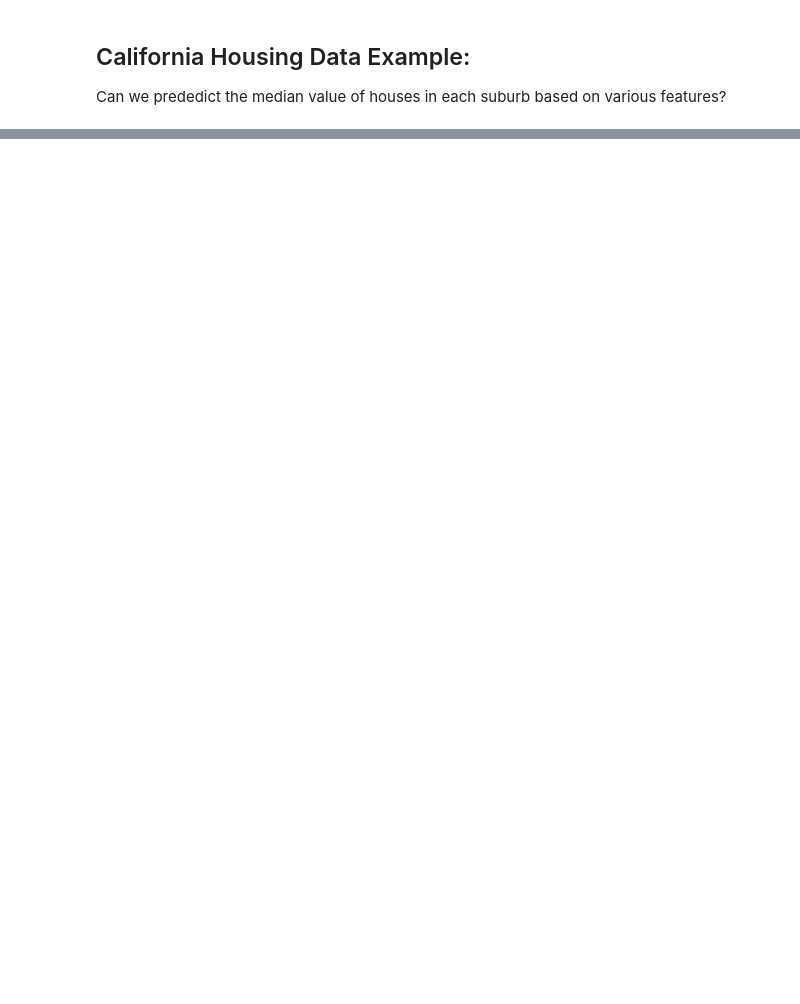
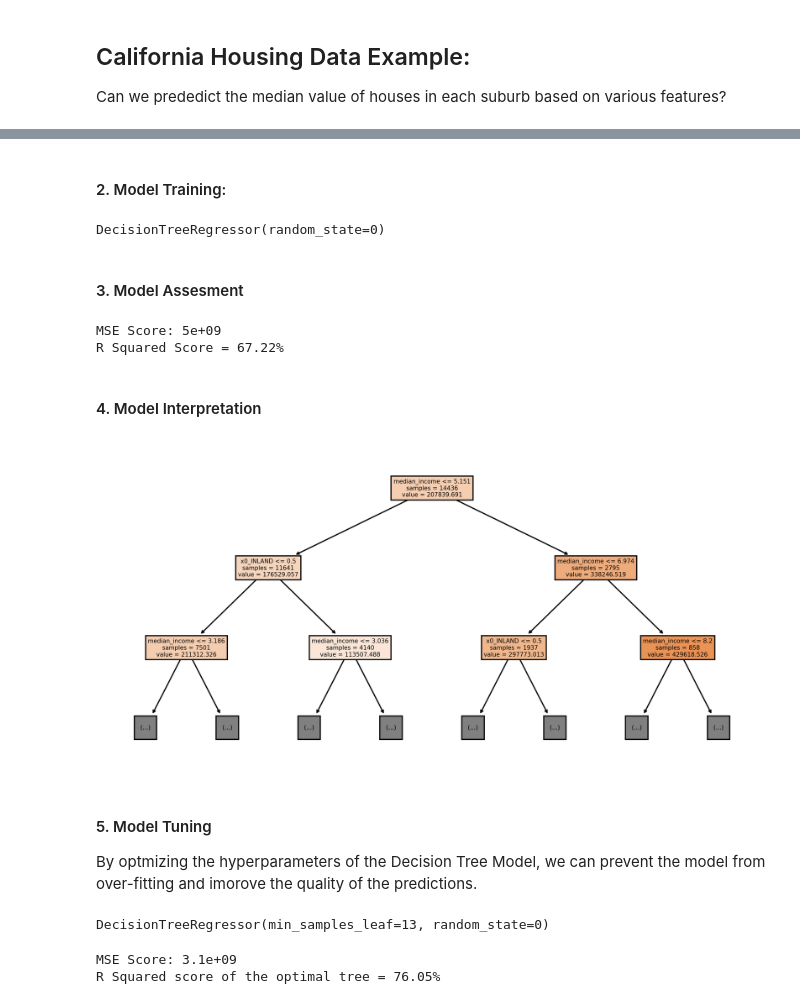
Before and after one commit to dylanvz95/cb_data_science_workshops, a Jupyter notebook: Workshop1_Calfornia_Housing.ipynb, the cells around one changed output, grey strips where cells are left out. Saved outputs shown, nothing was run; the diff lists cells and outputs as text; code cells hidden in the pictures; blank space fills up the shorter version.

```diff
--- a/Workshop1_Calfornia_Housing.ipynb
+++ b/Workshop1_Calfornia_Housing.ipynb
@@ -309,0 +72,13 @@ sns.lmplot(x="median_income", y="latitude", data=housing, order=1)
+# %%
+housing = housing.dropna()
+
+
+# One hot encoding
+ohe = OneHotEncoder(categories='auto')
+Xd = ohe.fit_transform(housing.ocean_proximity.values.reshape(-1, 1)).toarray()
+df_ohe = pd.DataFrame(Xd)
+df_ohe.columns = ohe.get_feature_names_out()
+
+# Add encoded feature to the dataframe
+housing_for_model = pd.concat([housing, df_ohe], axis=1)
+housing_for_model.sample(10)
@@ -309,0 +97,44 @@ sns.lmplot(x="median_income", y="latitude", data=housing, order=1)
+# %% [markdown]
+#### 2. Model Training:
+# %%
+#split data into train and test set:
+housing_for_model = housing_for_model.dropna()
+y = (housing_for_model.iloc[:,5:6])
+x = (housing_for_model[['longitude', 'latitude', 'total_rooms', 'median_income', 'x0_NEAR BAY','x0_<1H OCEAN','x0_INLAND','x0_NEAR OCEAN','x0_ISLAND']])
+
+
+x_train, x_test, y_train, y_test = train_test_split(x,y, test_size = 0.3)
+# %%
+regressor = DecisionTreeRegressor(random_state=0)
+regressor.fit(x_train, y_train)
+# %% [output]
+DecisionTreeRegressor(random_state=0)
+# %% [markdown]
+#### 3. Model Assesment
+# %%
+y_pred = regressor.predict(x_test)
+
+mse = mean_squared_error(y_test, y_pred)
+rsq_score = r2_score(y_test, y_pred)
+
+# Print the test score
+print('MSE Score: {:2.0}'.format(mse))
+print("R Squared Score = {:2.2%}".format(test_score))
+# %% [output]
+MSE Score: 5e+09
+R Squared Score = 67.22%
+# %% [markdown]
+#### 4. Model Interpretation
+# %%
+plt.figure(figsize=[10,5], dpi=300)
+plot_tree(regressor, max_depth=2,
+          feature_names=x_train.columns,
+          impurity=False,
+          filled=True)
+plt.show()
+# %% [output]
+[figure, added]
+# %% [markdown]
+#### 5. Model Tuning
+
+By optmizing the hyperparameters of the Decision Tree Model, we can prevent the model from over-fitting and imorove the quality of the predictions.
@@ -309,0 +148,16 @@ sns.lmplot(x="median_income", y="latitude", data=housing, order=1)
+# %%
+# Fit Model with Optimized parameters
+samples_optimum = samples[validation_scores.index(max(validation_scores))]
+regressor2 = DecisionTreeRegressor(random_state=0, min_samples_leaf=samples_optimum)
+regressor2.fit(x_train, y_train)
+# %% [output]
+DecisionTreeRegressor(min_samples_leaf=13, random_state=0)
+# %%
+y_pred = regressor2.predict(x_test)
+mse2 = mean_squared_error(y_test, y_pred)
+test_score2 = r2_score(y_test, y_pred)
+print('MSE Score: {:2.2}'.format(mse2))
+print("R Squared score of the optimal tree = {:2.2%}".format(test_score2))
+# %% [output]
+MSE Score: 3.1e+09
+R Squared score of the optimal tree = 76.05%
```
Also changed, not shown: parts of 61 cells of this notebook.
